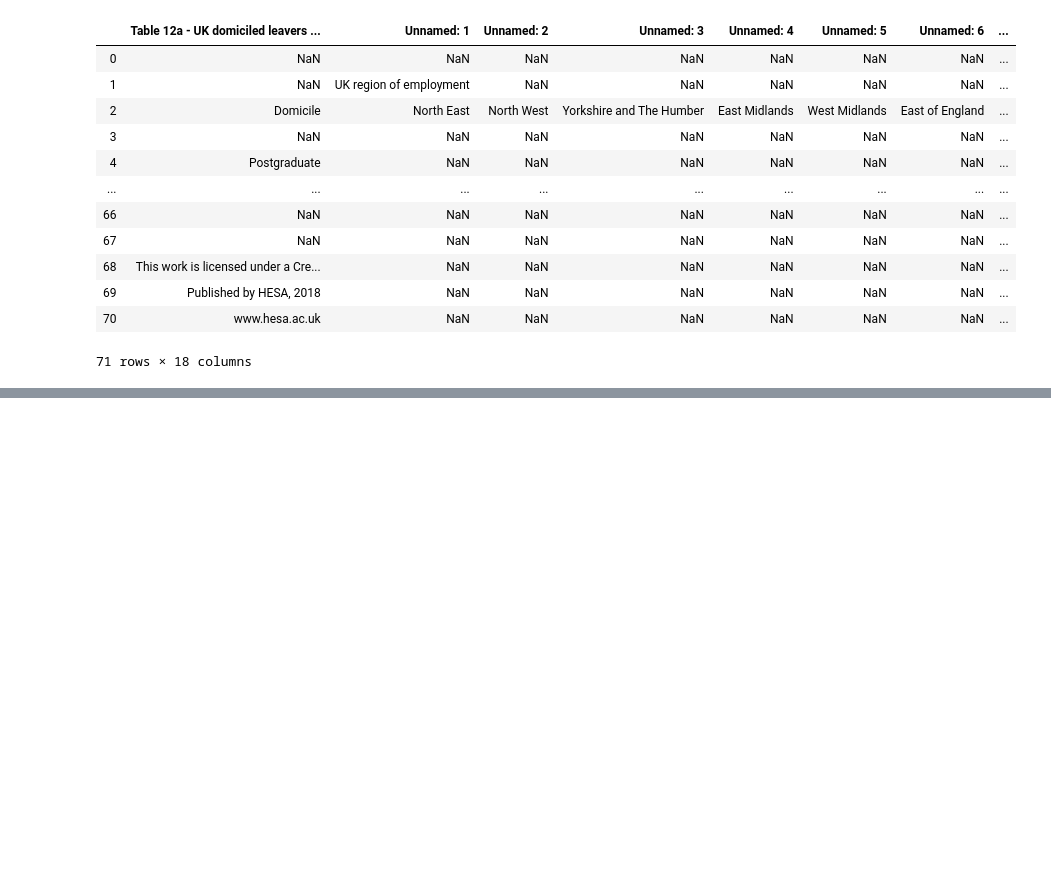
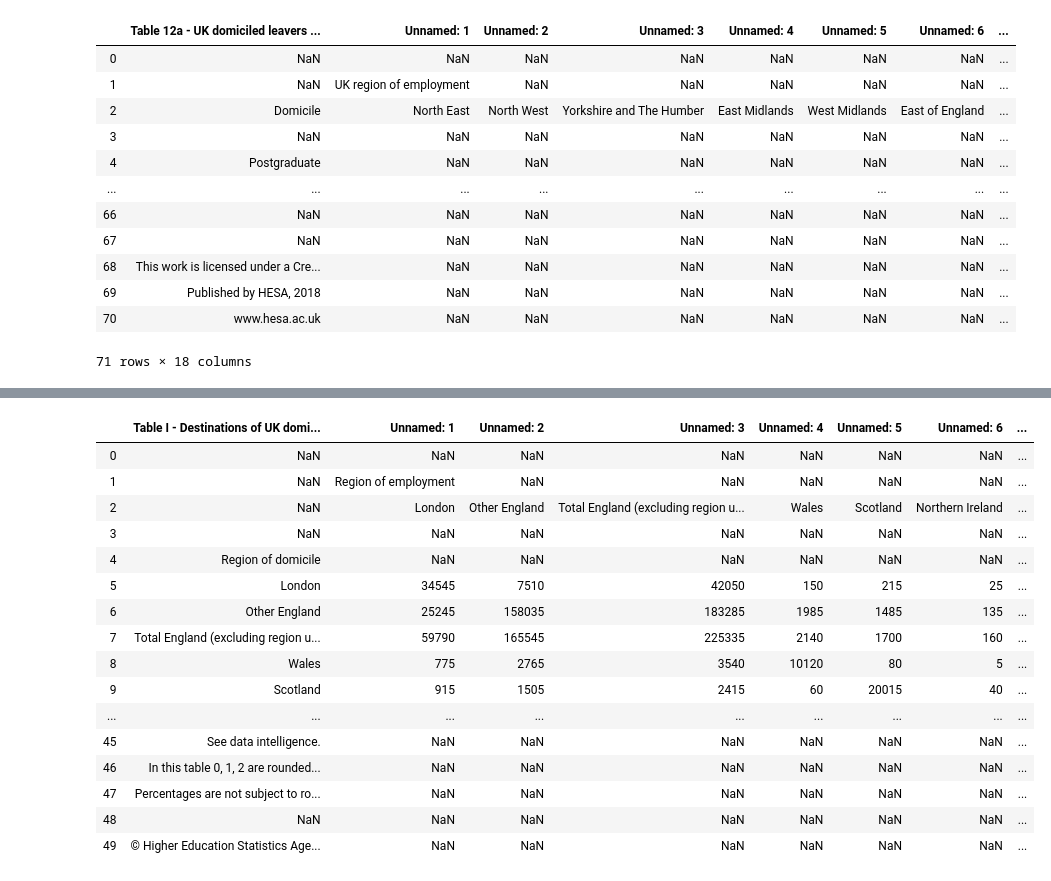
Before and after one commit to Jishenshen/Employment, a Jupyter notebook: data.ipynb, the cells around one changed output, grey strips where cells are left out. Cells and saved outputs as stored; diff of their text form; code cells hidden in the pictures; blank space fills up the shorter version.

```diff
--- a/data.ipynb
+++ b/data.ipynb
@@ -26,0 +43,22 @@ data
+# %%
+#about all students, not divide into post, under and other
+data_2016=pd.read_excel('../usedata/2016/Destinations of UK domiciled leavers in employment in the UK by region of domicile 2016.xlsx')
+data_2016
+# %% [output]
+|  | Table I - Destinations of UK domi... | Unnamed: 1 | Unnamed: 2 | Unnamed: 3 | Unnamed: 4 | Unnamed: 5 | Unnamed: 6 | ... |
+| 0 | NaN | NaN | NaN | NaN | NaN | NaN | NaN | ... |
+| 1 | NaN | Region of employment | NaN | NaN | NaN | NaN | NaN | ... |
+| 2 | NaN | London | Other England | Total England (excluding region u... | Wales | Scotland | Northern Ireland | ... |
+| 3 | NaN | NaN | NaN | NaN | NaN | NaN | NaN | ... |
+| 4 | Region of domicile | NaN | NaN | NaN | NaN | NaN | NaN | ... |
+| 5 | London | 34545 | 7510 | 42050 | 150 | 215 | 25 | ... |
+| 6 | Other England | 25245 | 158035 | 183285 | 1985 | 1485 | 135 | ... |
+| 7 | Total England (excluding region u... | 59790 | 165545 | 225335 | 2140 | 1700 | 160 | ... |
+| 8 | Wales | 775 | 2765 | 3540 | 10120 | 80 | 5 | ... |
+| 9 | Scotland | 915 | 1505 | 2415 | 60 | 20015 | 40 | ... |
+| ... | ... | ... | ... | ... | ... | ... | ... | ... |
+| 45 | See data intelligence. | NaN | NaN | NaN | NaN | NaN | NaN | ... |
+| 46 | In this table 0, 1, 2 are rounded... | NaN | NaN | NaN | NaN | NaN | NaN | ... |
+| 47 | Percentages are not subject to ro... | NaN | NaN | NaN | NaN | NaN | NaN | ... |
+| 48 | NaN | NaN | NaN | NaN | NaN | NaN | NaN | ... |
+| 49 | © Higher Education Statistics Age... | NaN | NaN | NaN | NaN | NaN | NaN | ... |
```
Also changed, not shown: parts of 14 cells of this notebook, 3 other files.
